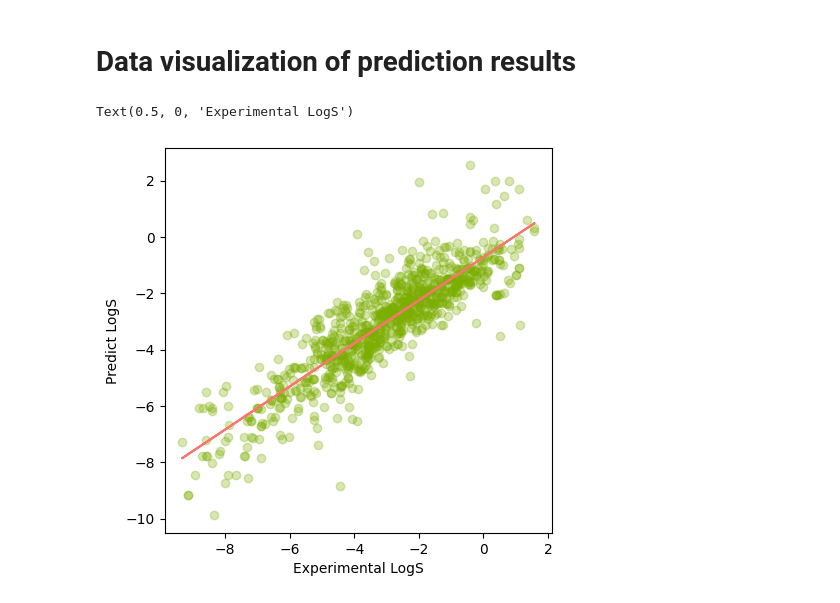
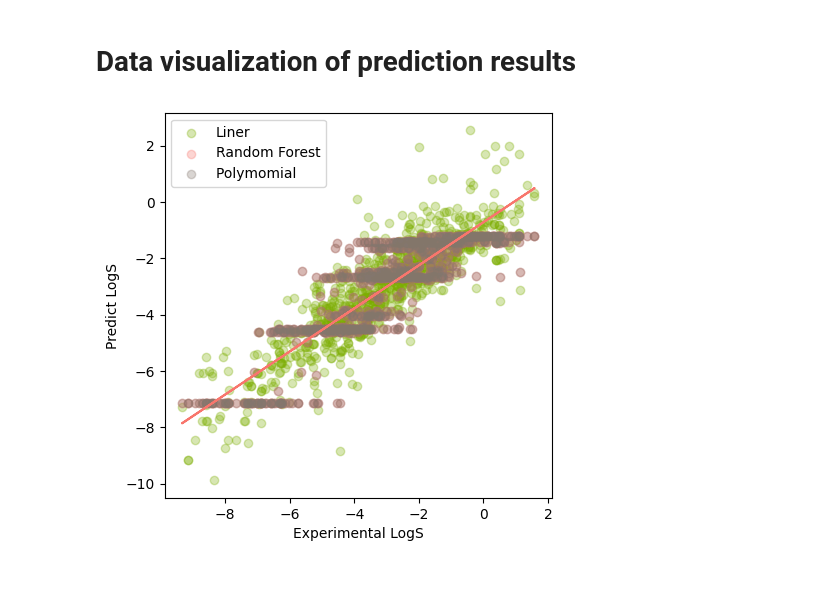
Before and after one commit to Jintophilip-ctl/AILearning, a Jupyter notebook: FIRST_AI.ipynb, the cells around one changed output. Saved outputs shown, nothing was run; the diff lists cells and outputs as text; code cells hidden in the pictures.

```diff
--- a/FIRST_AI.ipynb
+++ b/FIRST_AI.ipynb
@@ -226,0 +296,5 @@ rf_results
+# %%
+from sklearn.preprocessing  import PolynomialFeatures
+ply_features = PolynomialFeatures(degree=4, include_bias=False)
+x_pr_train= ply_features.fit_transform(X_train)
+x_pr_test= ply_features.fit_transform(X_test)
@@ -226,0 +303,6 @@ rf_results
+# %%
+
+from sklearn.linear_model import LinearRegression
+
+plr = LinearRegression()
+plr.fit(x_pr_train, y_train)
@@ -245,16 +396,22 @@ df_models
 # %%
 import matplotlib.pyplot as plt
 import numpy as np
 
 plt.figure(figsize=(5,5))
-plt.scatter(x=y_train, y=y_lr_train_pred, c="#7CAE00" ,alpha=0.3)
-
+plt.scatter(x=y_train, y=y_lr_train_pred, c="#7CAE00", alpha=0.3, label="Liner")
+plt.scatter(x=y_train, y=y_rf_train_pred, c="#F8766D", alpha=0.3, label="Random Forest")
+plt.scatter(x=y_train, y=y_rf_train_pred, c="#83766D", alpha=0.3, label="Polymomial ")
 z = np.polyfit(y_train, y_lr_train_pred, 1)
 p = np.poly1d(z)
 
 plt.plot(y_train, p(y_train), '#F8766D')
 plt.ylabel('Predict LogS')
 plt.xlabel('Experimental LogS')
+
+# Adding a legend to distinguish between the two models
+plt.legend()
+
+# Show the plot
+plt.show()
 # %% [output]
-Text(0.5, 0, 'Experimental LogS')
-[figure, old version]
+[figure, new version]
```
Also changed, not shown: parts of 23 cells of this notebook.
